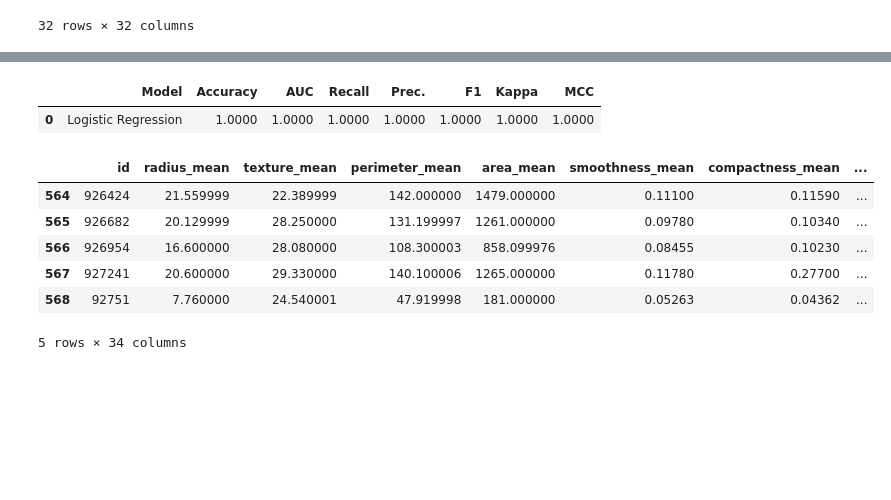
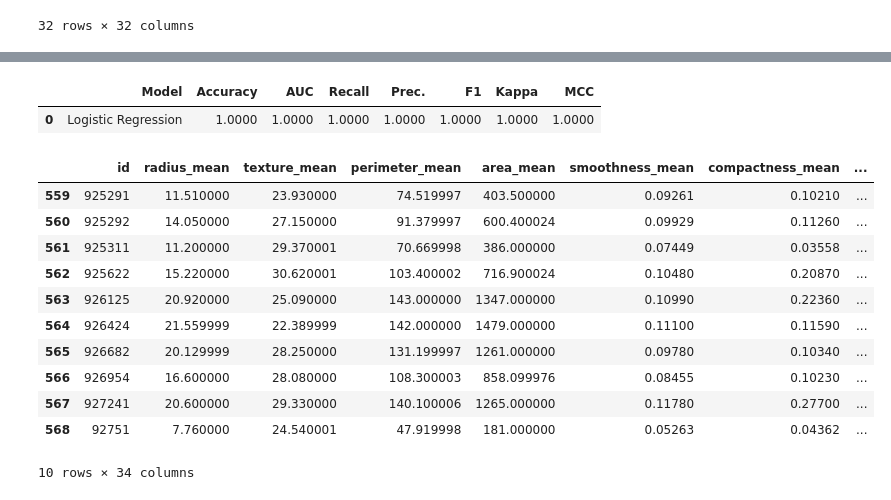
Before and after one commit to Akorikk/ML_B_project, a Jupyter notebook: Data/Breast_Cancer.ipynb, the cells around one changed output, grey strips where cells are left out. Saved outputs shown, nothing was run; the diff lists cells and outputs as text; code cells hidden in the pictures; blank space fills up the shorter version.

```diff
--- a/Data/Breast_Cancer.ipynb
+++ b/Data/Breast_Cancer.ipynb
@@ -205,17 +197,22 @@ model = create_model(best)
 | Std | 0.0166 | 0.0028 | 0.0451 | 0.0188 | 0.0234 | 0.0362 | 0.0348 |
 [interactive output not drawn]
 # %%
-predict_model(model, df.tail())
+predict_model(model, df.tail(10))
 # %% [output]
 |  | Model | Accuracy | AUC | Recall | Prec. | F1 | Kappa | MCC |
 | 0 | Logistic Regression | 1.0000 | 1.0000 | 1.0000 | 1.0000 | 1.0000 | 1.0000 | 1.0000 |
 |  | id | radius_mean | texture_mean | perimeter_mean | area_mean | smoothness_mean | compactness_mean | ... |
+| 559 | 925291 | 11.510000 | 23.930000 | 74.519997 | 403.500000 | 0.09261 | 0.10210 | ... |
+| 560 | 925292 | 14.050000 | 27.150000 | 91.379997 | 600.400024 | 0.09929 | 0.11260 | ... |
+| 561 | 925311 | 11.200000 | 29.370001 | 70.669998 | 386.000000 | 0.07449 | 0.03558 | ... |
+| 562 | 925622 | 15.220000 | 30.620001 | 103.400002 | 716.900024 | 0.10480 | 0.20870 | ... |
+| 563 | 926125 | 20.920000 | 25.090000 | 143.000000 | 1347.000000 | 0.10990 | 0.22360 | ... |
 | 564 | 926424 | 21.559999 | 22.389999 | 142.000000 | 1479.000000 | 0.11100 | 0.11590 | ... |
 | 565 | 926682 | 20.129999 | 28.250000 | 131.199997 | 1261.000000 | 0.09780 | 0.10340 | ... |
 | 566 | 926954 | 16.600000 | 28.080000 | 108.300003 | 858.099976 | 0.08455 | 0.10230 | ... |
 | 567 | 927241 | 20.600000 | 29.330000 | 140.100006 | 1265.000000 | 0.11780 | 0.27700 | ... |
 | 568 | 92751 | 7.760000 | 24.540001 | 47.919998 | 181.000000 | 0.05263 | 0.04362 | ... |
-5 rows × 34 columns
+10 rows × 34 columns
 # %%
 import pickle
 # %%
```
Also changed, not shown: parts of 3 cells of this notebook, 3 other files.
